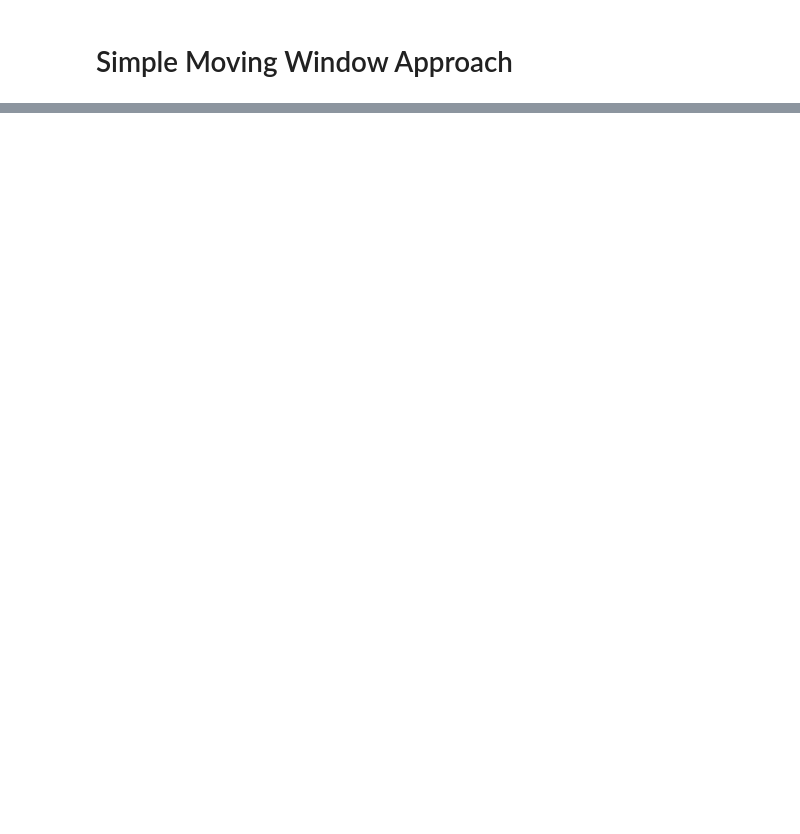
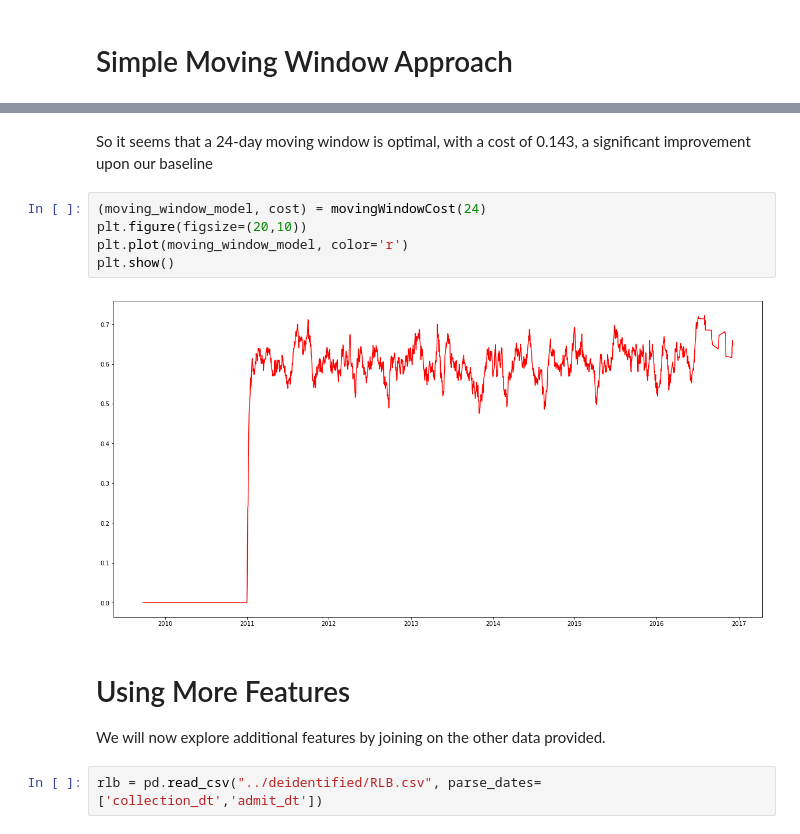
Before and after one commit to nawidayima/MRSA_Prediction_Models, a Jupyter notebook: Amiya Diwan MRSA.ipynb, the cells around one changed output, grey strips where cells are left out. Cells and saved outputs as stored; diff of their text form; blank space fills up the shorter version.

```diff
--- a/Amiya Diwan MRSA.ipynb
+++ b/Amiya Diwan MRSA.ipynb
@@ -94,0 +114,15 @@ cost
+# %% [markdown]
+So it seems that a 24-day moving window is optimal, with a cost of 0.143, a significant improvement upon our baseline
+# %%
+(moving_window_model, cost) = movingWindowCost(24)
+plt.figure(figsize=(20,10))
+plt.plot(moving_window_model, color='r')
+plt.show()
+# %% [output]
+[figure, added]
+# %% [markdown]
+# Using More Features
+
+We will now explore additional features by joining on the other data provided.
+# %%
+rlb = pd.read_csv("../deidentified/RLB.csv", parse_dates=['collection_dt','admit_dt'])
```
Also changed, not shown: parts of 18 cells of this notebook.
